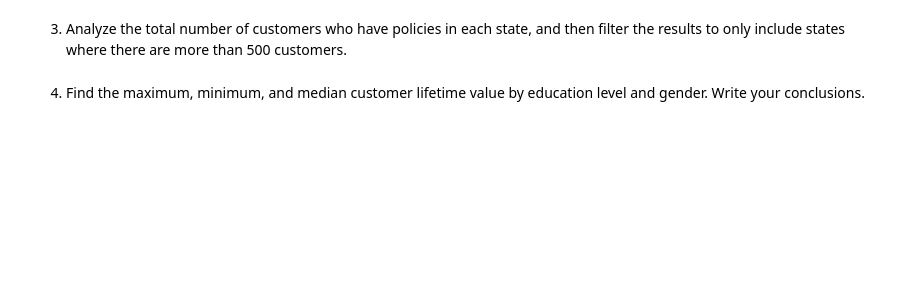
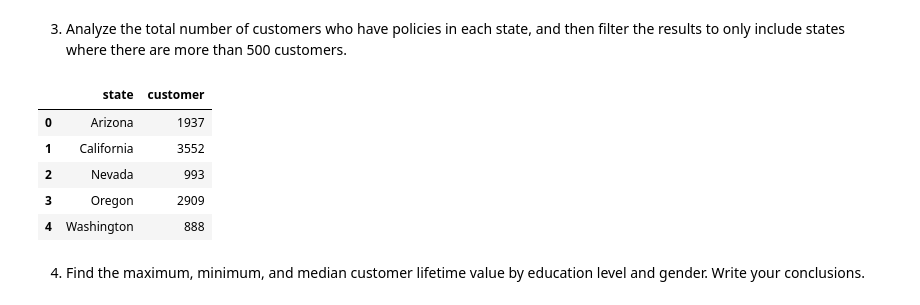
Before and after one commit to data-bootcamp-v4/lab-dw-data-aggregation-and-filtering, a Jupyter notebook: lab-dw-aggregating.ipynb, the cells around one changed output. Cells and saved outputs as stored; diff of their text form; code cells hidden in the pictures; blank space fills up the shorter version.

```diff
--- a/lab-dw-aggregating.ipynb
+++ b/lab-dw-aggregating.ipynb
@@ -48,4 +85,18 @@ KeyError: False
 # %% [markdown]
 3. Analyze the total number of customers who have policies in each state, and then filter the results to only include states where there are more than 500 customers.
+# %%
+# Step 1 - Group the data by state and count the number of customers in each group
+customers_by_state = df.groupby('state')['customer'].count().reset_index()
+# %%
+# Step 2- Filter the data to only include states with more than 100 customers
+states_over_100_customers = customers_by_state[customers_by_state['customer'] > 500]
+states_over_100_customers
+# %% [output]
+|  | state | customer |
+| 0 | Arizona | 1937 |
+| 1 | California | 3552 |
+| 2 | Nevada | 993 |
+| 3 | Oregon | 2909 |
+| 4 | Washington | 888 |
 # %% [markdown]
 4. Find the maximum, minimum, and median customer lifetime value by education level and gender. Write your conclusions.
```
Also changed, not shown: parts of 7 cells of this notebook.
